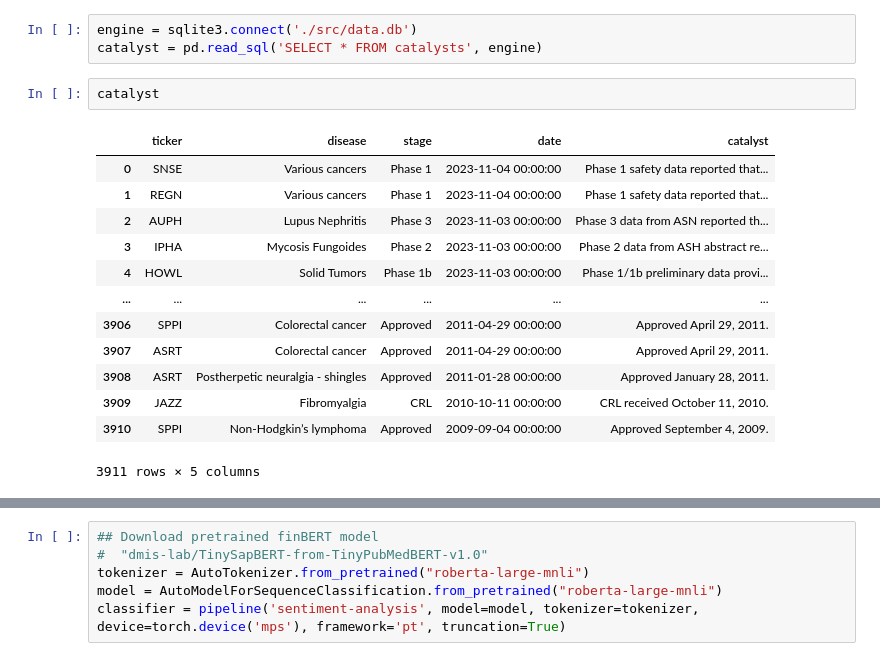
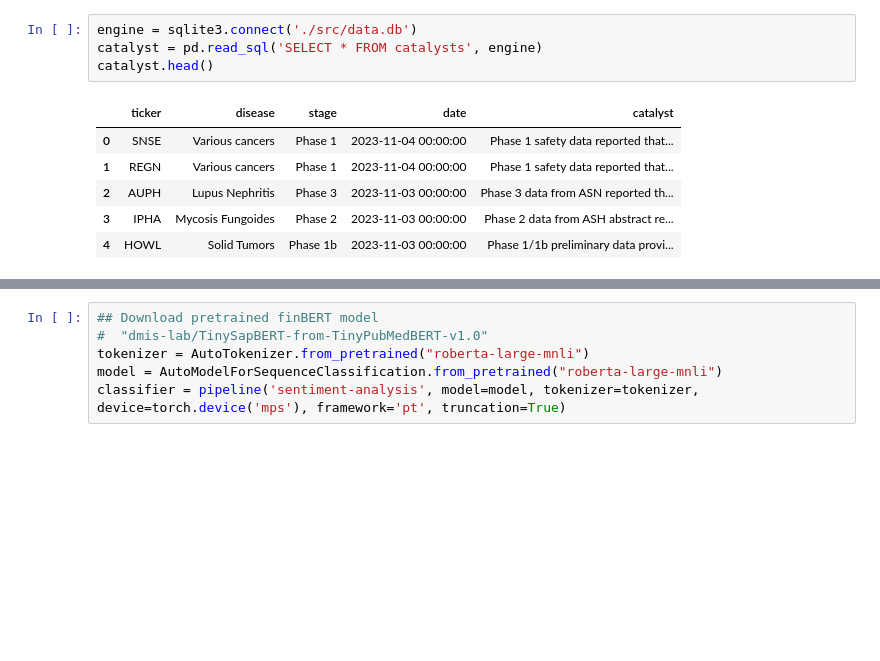
Before and after one commit to lameche99/The-Clinical-Trial-Effect, a Jupyter notebook: dataTest.ipynb, the cells around one changed output, grey strips where cells are left out. Cells and saved outputs as stored; diff of their text form; blank space fills up the shorter version.

```diff
--- a/dataTest.ipynb
+++ b/dataTest.ipynb
@@ -39,19 +17,11 @@ logging.getLogger("pytorch_pretrained_bert.tokenization").setLevel(logging.ERROR
 # %%
 engine = sqlite3.connect('./src/data.db')
 catalyst = pd.read_sql('SELECT * FROM catalysts', engine)
+catalyst.head()
+# %% [output]
+|  | ticker | disease | stage | date | catalyst |
+| 0 | SNSE | Various cancers | Phase 1 | 2023-11-04 00:00:00 | Phase 1 safety data reported that... |
+| 1 | REGN | Various cancers | Phase 1 | 2023-11-04 00:00:00 | Phase 1 safety data reported that... |
+| 2 | AUPH | Lupus Nephritis | Phase 3 | 2023-11-03 00:00:00 | Phase 3 data from ASN reported th... |
+| 3 | IPHA | Mycosis Fungoides | Phase 2 | 2023-11-03 00:00:00 | Phase 2 data from ASH abstract re... |
+| 4 | HOWL | Solid Tumors | Phase 1b | 2023-11-03 00:00:00 | Phase 1/1b preliminary data provi... |
-# %%
-catalyst
-# %% [output]
-|  | ticker | disease | stage | date | catalyst |
-| 0 | SNSE | Various cancers | Phase 1 | 2023-11-04 00:00:00 | Phase 1 safety data reported that... |
-| 1 | REGN | Various cancers | Phase 1 | 2023-11-04 00:00:00 | Phase 1 safety data reported that... |
-| 2 | AUPH | Lupus Nephritis | Phase 3 | 2023-11-03 00:00:00 | Phase 3 data from ASN reported th... |
-| 3 | IPHA | Mycosis Fungoides | Phase 2 | 2023-11-03 00:00:00 | Phase 2 data from ASH abstract re... |
-| 4 | HOWL | Solid Tumors | Phase 1b | 2023-11-03 00:00:00 | Phase 1/1b preliminary data provi... |
-| ... | ... | ... | ... | ... | ... |
-| 3906 | SPPI | Colorectal cancer | Approved | 2011-04-29 00:00:00 | Approved April 29, 2011. |
-| 3907 | ASRT | Colorectal cancer | Approved | 2011-04-29 00:00:00 | Approved April 29, 2011. |
-| 3908 | ASRT | Postherpetic neuralgia - shingles | Approved | 2011-01-28 00:00:00 | Approved January 28, 2011. |
-| 3909 | JAZZ | Fibromyalgia | CRL | 2010-10-11 00:00:00 | CRL received October 11, 2010. |
-| 3910 | SPPI | Non-Hodgkin’s lymphoma | Approved | 2009-09-04 00:00:00 | Approved September 4, 2009. |
-3911 rows × 5 columns
```
Also changed, not shown: parts of 11 cells of this notebook, 1 other file.
